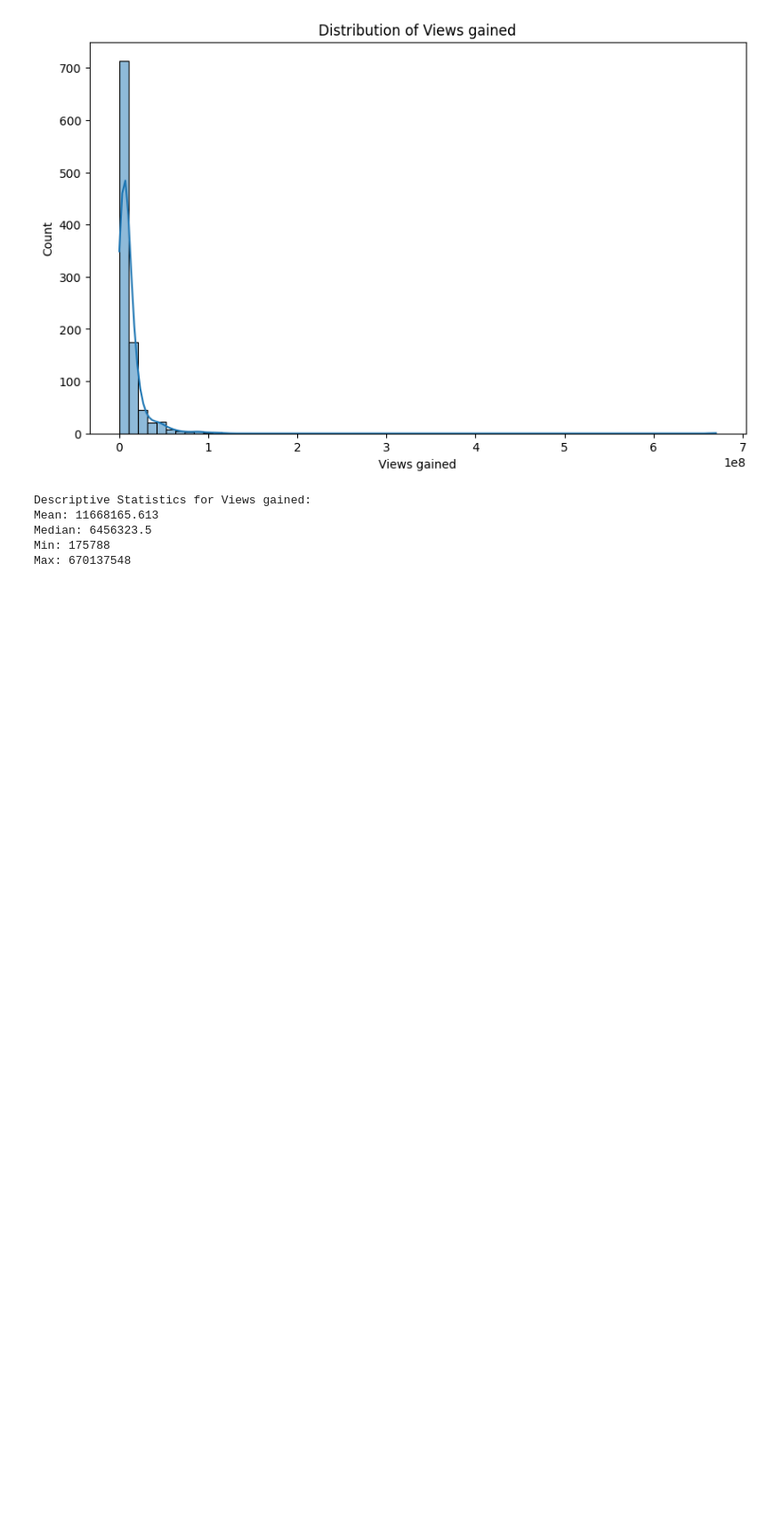
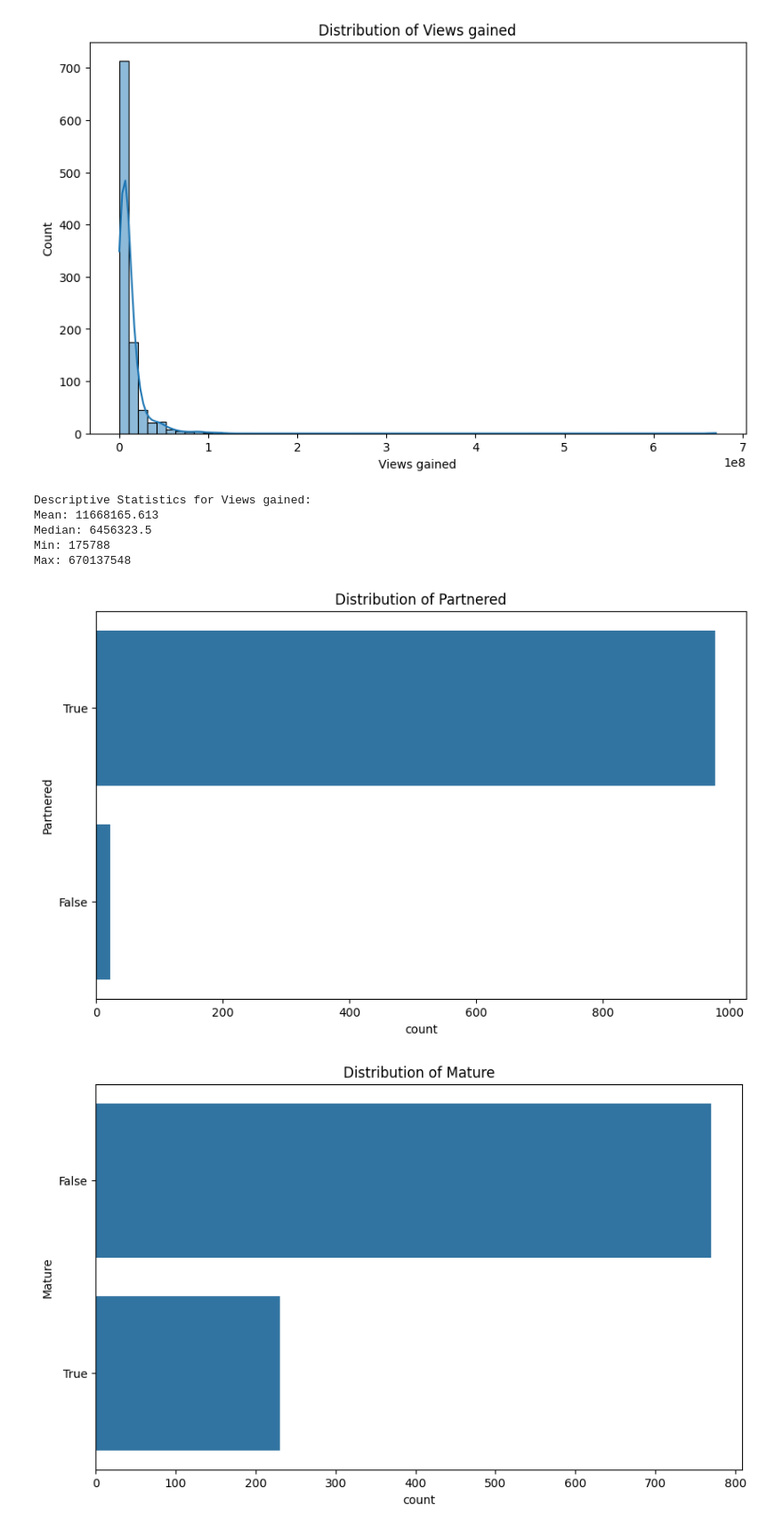
Before and after one commit to datasheng/csc46000-team-project-4727, a Jupyter notebook: EDA_SteamerData.ipynb, the cells around one changed output. Shown at 89% size. Drawn from its saved outputs; the diff is of its cells as text; code cells hidden in the pictures; blank space fills up the shorter version.

Commit message:
generated bar charts for categorical data

```diff
--- a/EDA_SteamerData.ipynb
+++ b/EDA_SteamerData.ipynb
@@ -97,3 +97,17 @@ Mean: 11668165.613
 Median: 6456323.5
 Min: 175788
 Max: 670137548
+# %%
+categorical_cols = df.select_dtypes(include=['object', 'bool']).columns.tolist()
+
+# Plot bar charts for each categorical variable
+for col in categorical_cols:
+    if col == 'Channel':  # Skip high cardinality columns
+        continue
+    plt.figure(figsize=(10, 6))
+    sns.countplot(y=df[col], order = df[col].value_counts().index)
+    plt.title(f'Distribution of {col}')
+    plt.show()
+# %% [output]
+[figure, added]
+[figure, added]
```
Also changed, not shown: parts of 1 cell of this notebook.
